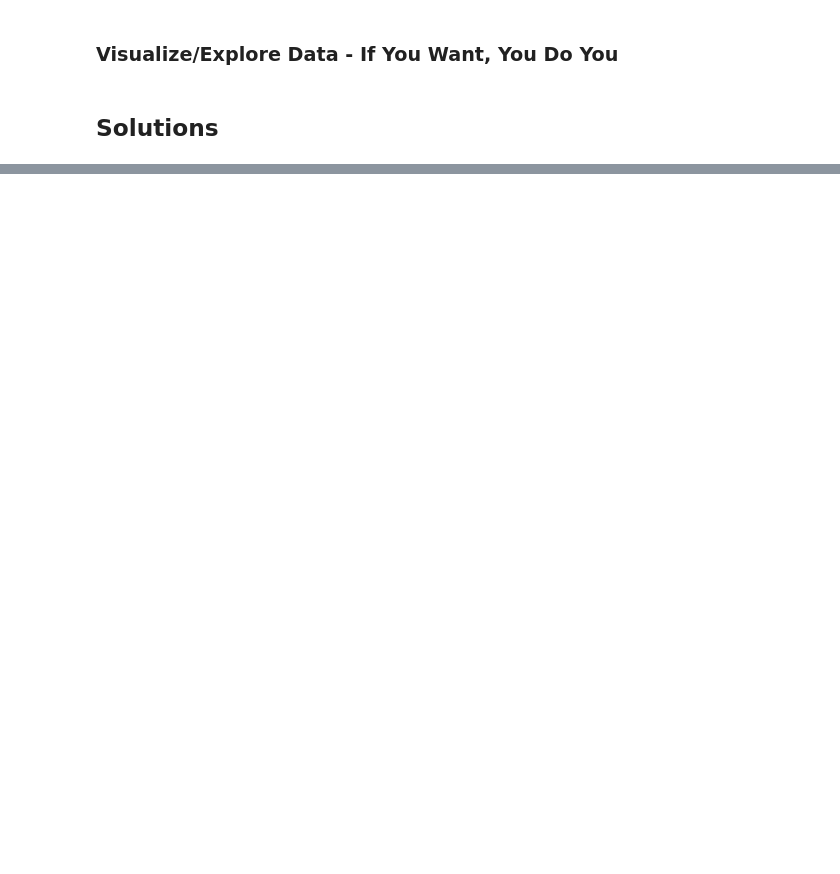
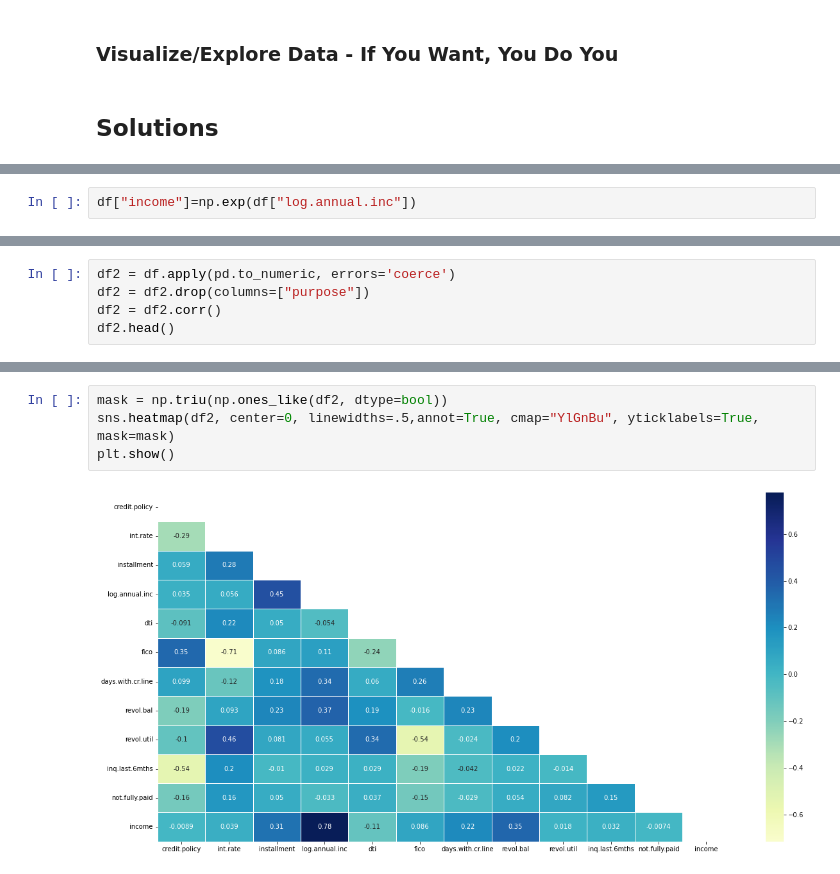
Before and after one commit to Asdukey/DATA_3450_Quiz_2, a Jupyter notebook: quiz_2_1221_start.ipynb, the cells around one changed output, grey strips where cells are left out. Saved outputs shown, nothing was run; the diff lists cells and outputs as text; blank space fills up the shorter version.

```diff
--- a/quiz_2_1221_start.ipynb
+++ b/quiz_2_1221_start.ipynb
@@ -100,0 +154,2 @@ df.head()
+# %%
+df["income"]=np.exp(df["log.annual.inc"])
@@ -100,0 +218,5 @@ df.head()
+# %%
+df2 = df.apply(pd.to_numeric, errors='coerce')
+df2 = df2.drop(columns=["purpose"])
+df2 = df2.corr()
+df2.head()
@@ -100,0 +230,6 @@ df.head()
+# %%
+mask = np.triu(np.ones_like(df2, dtype=bool))
+sns.heatmap(df2, center=0, linewidths=.5,annot=True, cmap="YlGnBu", yticklabels=True, mask=mask)
+plt.show()
+# %% [output]
+[figure, added]
```
Also changed, not shown: parts of 15 cells of this notebook.
